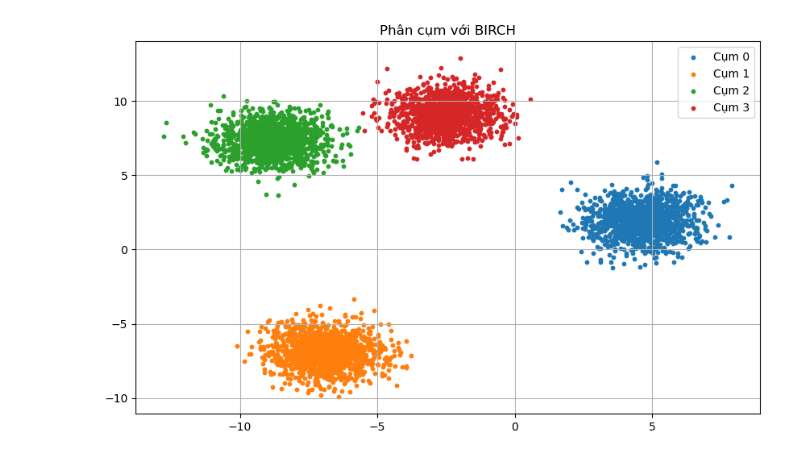
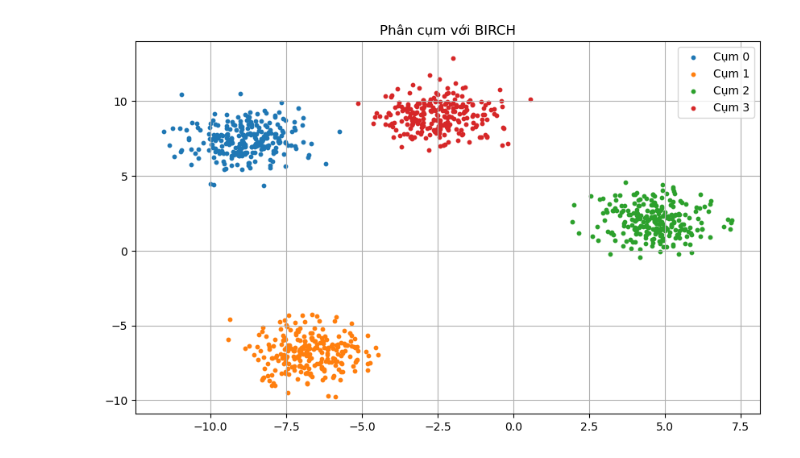
Before and after one commit to Hoa212/CCNHD-nhom-4, a Jupyter notebook: Hierarchical/a. BIRCH.ipynb, the cells around one changed output. Drawn from its saved outputs; the diff is of its cells as text; code cells hidden in the pictures.

```diff
--- a/Hierarchical/a. BIRCH.ipynb
+++ b/Hierarchical/a. BIRCH.ipynb
@@ -38,32 +38,33 @@ class Birch:
                         closest_cluster = cluster
 
             if closest_cluster:
                 # Cập nhật cụm hiện tại
                 new_n_points = closest_cluster.n_points + 1
                 new_centroid = (closest_cluster.centroid * closest_cluster.n_points + point) / new_n_points
                 closest_cluster.centroid = new_centroid
                 closest_cluster.n_points = new_n_points
             else:
                 # Nếu không có cụm nào phù hợp, tạo cụm mới
                 cf = ClusterFeature(point, 1)
                 self.clusters.append(cf)
 
 # Tạo dữ liệu mẫu với nhiều cụm
-X, y = make_blobs(n_samples=5000, centers=4, random_state=42)
+X, y = make_blobs(n_samples=1000, centers=4, random_state=42)
 
 # Áp dụng thuật toán BIRCH
 birch_model = Birch(threshold=5)
 birch_model.fit(X)
 
 # Hiển thị
+colors = ['red', 'green', 'blue', 'orange']
 labels = np.array([np.argmin([np.linalg.norm(cf.centroid - point) for cf in birch_model.clusters]) for point in X])
 plt.figure(figsize=(10, 6))
 for i in range(len(colors)):
     plt.scatter(X[labels == i, 0], X[labels == i, 1], label=f'Cụm {i}', s=10)
 
 plt.title('Phân cụm với BIRCH')
 plt.legend()
 plt.grid()
 plt.show()
 # %% [output]
-[figure, old version]
+[figure, new version]
```
